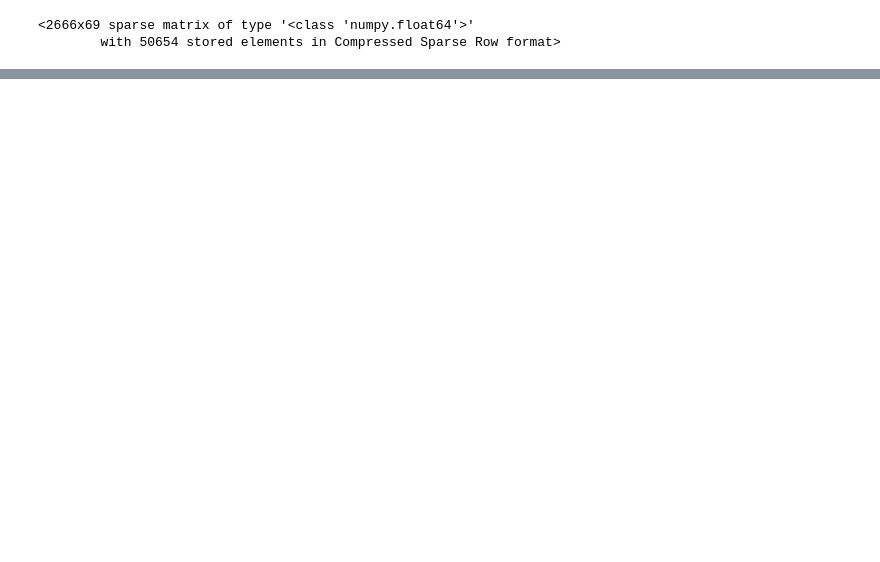
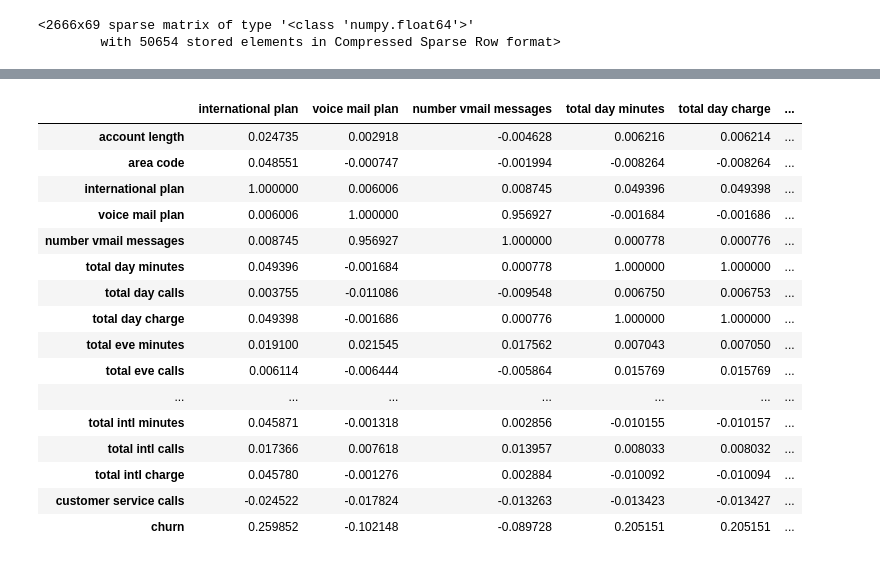
Before and after one commit to samjdedes/project3_ChurnModeling, a Jupyter notebook: notebooks/Jeff_eda.ipynb, the cells around one changed output, grey strips where cells are left out. Cells and saved outputs as stored; diff of their text form; code cells hidden in the pictures; blank space fills up the shorter version.

```diff
--- a/notebooks/Jeff_eda.ipynb
+++ b/notebooks/Jeff_eda.ipynb
@@ -368,0 +552,20 @@ array([nan, nan, nan])
+# %%
+heat
+# %% [output]
+|  | international plan | voice mail plan | number vmail messages | total day minutes | total day charge | ... |
+| account length | 0.024735 | 0.002918 | -0.004628 | 0.006216 | 0.006214 | ... |
+| area code | 0.048551 | -0.000747 | -0.001994 | -0.008264 | -0.008264 | ... |
+| international plan | 1.000000 | 0.006006 | 0.008745 | 0.049396 | 0.049398 | ... |
+| voice mail plan | 0.006006 | 1.000000 | 0.956927 | -0.001684 | -0.001686 | ... |
+| number vmail messages | 0.008745 | 0.956927 | 1.000000 | 0.000778 | 0.000776 | ... |
+| total day minutes | 0.049396 | -0.001684 | 0.000778 | 1.000000 | 1.000000 | ... |
+| total day calls | 0.003755 | -0.011086 | -0.009548 | 0.006750 | 0.006753 | ... |
+| total day charge | 0.049398 | -0.001686 | 0.000776 | 1.000000 | 1.000000 | ... |
+| total eve minutes | 0.019100 | 0.021545 | 0.017562 | 0.007043 | 0.007050 | ... |
+| total eve calls | 0.006114 | -0.006444 | -0.005864 | 0.015769 | 0.015769 | ... |
+| ... | ... | ... | ... | ... | ... | ... |
+| total intl minutes | 0.045871 | -0.001318 | 0.002856 | -0.010155 | -0.010157 | ... |
+| total intl calls | 0.017366 | 0.007618 | 0.013957 | 0.008033 | 0.008032 | ... |
+| total intl charge | 0.045780 | -0.001276 | 0.002884 | -0.010092 | -0.010094 | ... |
+| customer service calls | -0.024522 | -0.017824 | -0.013263 | -0.013423 | -0.013427 | ... |
+| churn | 0.259852 | -0.102148 | -0.089728 | 0.205151 | 0.205151 | ... |
```
Also changed, not shown: parts of 34 cells of this notebook, 2 other files.
